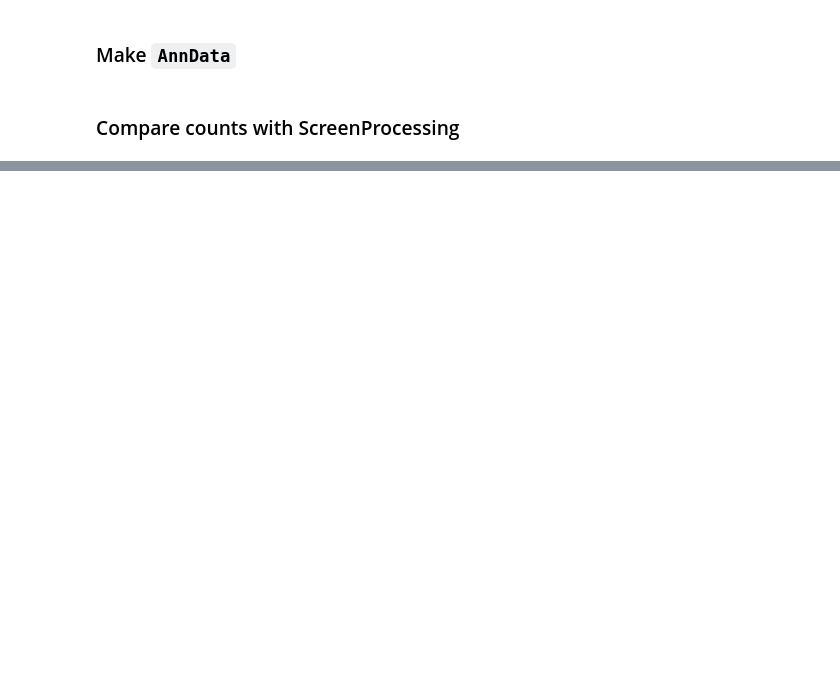
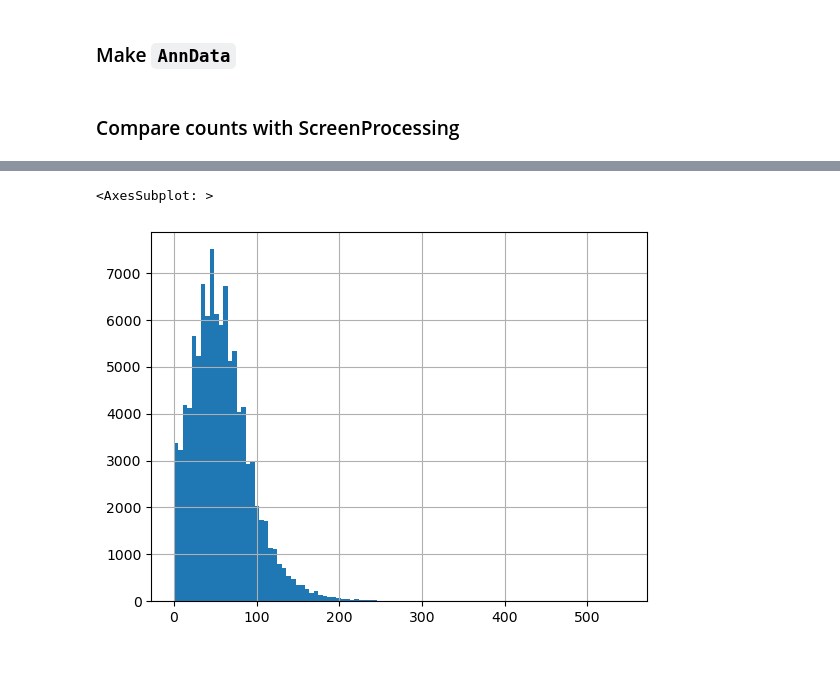
Before and after one commit to FunGI-cap/ScreenPro-Benchmarking, a Jupyter notebook: analysis/1a-dCas9-genome-scale-libraries/v2-screen-reanalysis.ipynb, the cells around one changed output, grey strips where cells are left out. Cells and saved outputs as stored; diff of their text form; code cells hidden in the pictures; blank space fills up the shorter version.

```diff
--- a/analysis/1a-dCas9-genome-scale-libraries/v2-screen-reanalysis.ipynb
+++ b/analysis/1a-dCas9-genome-scale-libraries/v2-screen-reanalysis.ipynb
@@ -47,14 +118,2 @@ from glob import glob
 # %% [markdown]
 ### Get Counts
-# %%
-counts = {}
-
-for fq_file in glob('molm13_exp_fastq/*'):
-    sample_id = fq_file.split('/')[1].split('.')[0]
-
-    print(f"\033[1m{sample_id}\033[0m")
-
-    df_cnt = ngs.fastq_to_count_unique_seq(fq_file,n_bp_from_5p=20).to_pandas()
-    count_df = ngs.map_sample_counts_to_library(library,df_cnt)
-
-    counts[sample_id] = count_df
@@ -78,0 +122,12 @@ done in 0.734s
+# %%
+counts = {}
+
+for fq_file in glob('molm13_exp_fastq/*'):
+    sample_id = fq_file.split('/')[1].split('.')[0]
+
+    print(f"\033[1m{sample_id}\033[0m")
+
+    df_cnt = ngs.fastq_to_count_unique_seq(fq_file,slice_seq=(1,19)).to_pandas()
+    count_df = ngs.map_sample_counts_to_library(library,df_cnt)
+
+    counts[sample_id] = count_df
@@ -87,2 +142,6 @@ adata = adata[:,adata.to_df().sum().gt(50)].copy()
+# %%
+adata = ad.AnnData(X=counts_df.T,var=library)
+
+adata = adata[:,adata.to_df().sum().gt(0)].copy()
 # %% [markdown]
 ### Compare counts with ScreenProcessing
@@ -108,3 +227,8 @@ venn({
+# %%
+adata.to_df().loc['T0_Rep2'].hist(bins=100)
+# %% [output]
+<AxesSubplot: >
+[figure, added]
 # %%
 # adata.var.sgId.to_list()
 # %%
```
Also changed, not shown: parts of 47 cells of this notebook.
